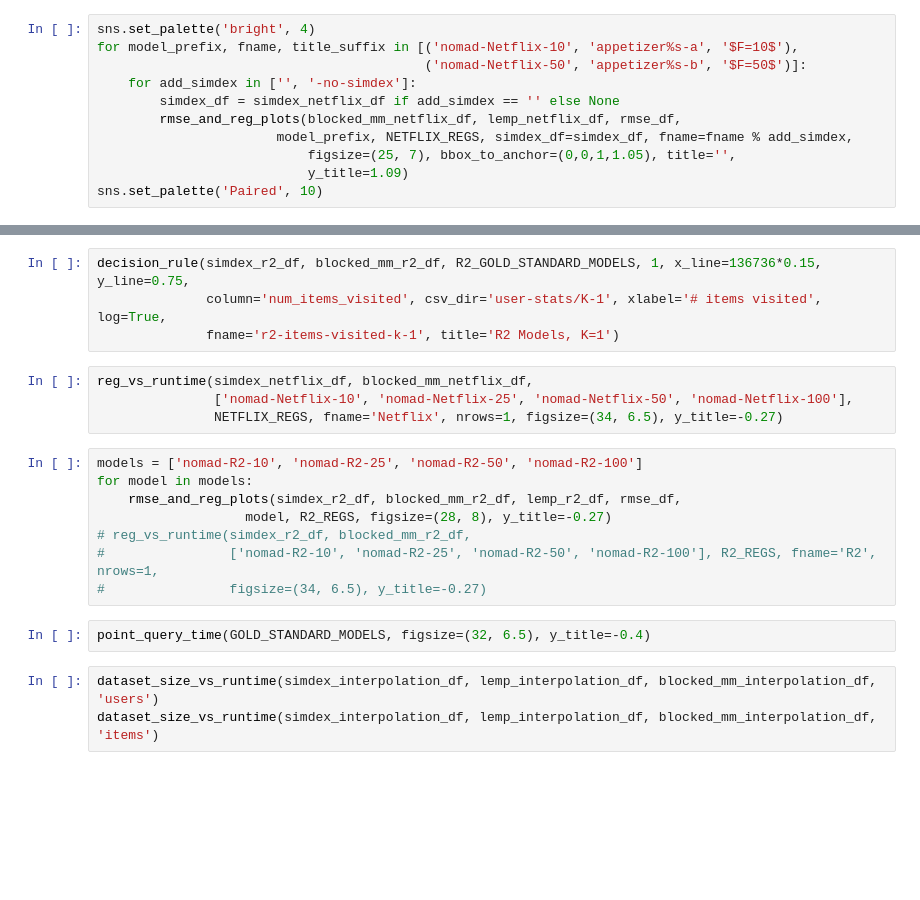
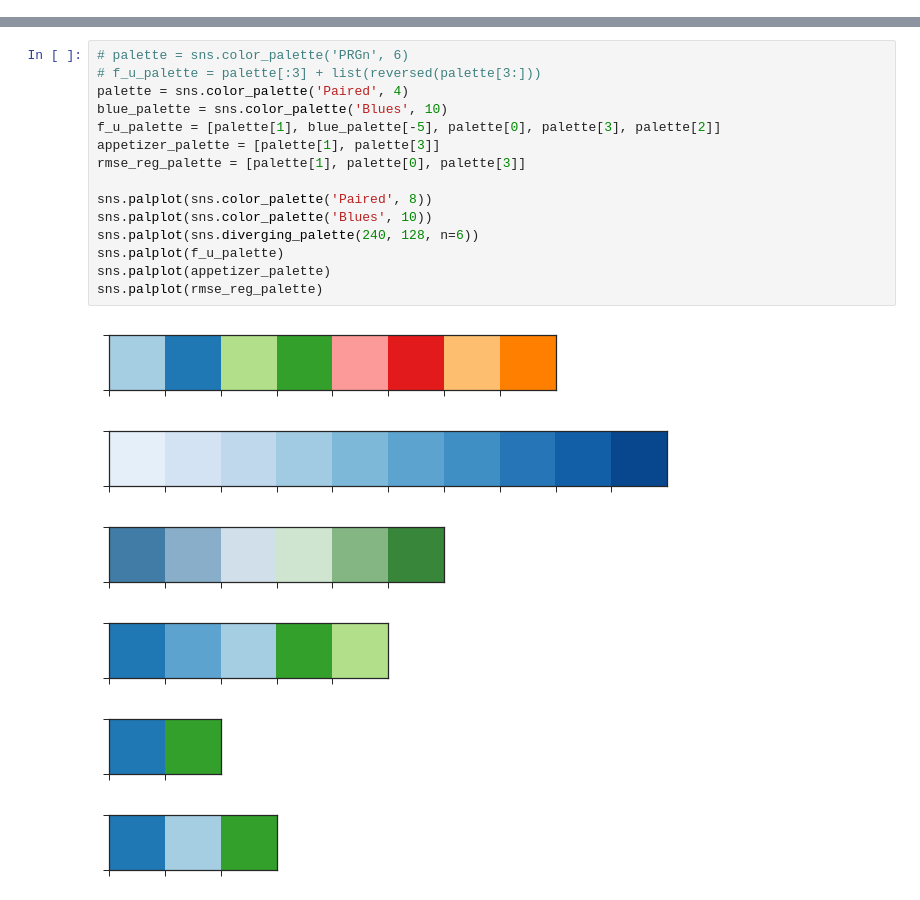
Before and after one commit to stanford-futuredata/optimus-maximus, a Jupyter notebook: plots/simdex-plots.ipynb, the cells around one changed output, grey strips where cells are left out. Cells and saved outputs as stored; diff of their text form; blank space fills up the shorter version.

Commit message:
plots for paper

```diff
--- a/plots/simdex-plots.ipynb
+++ b/plots/simdex-plots.ipynb
@@ -47,11 +50,0 @@ blocked_mm_df = pd.concat([blocked_mm_netflix_df, blocked_mm_kdd_df, blocked_mm_
-# %%
-sns.set_palette('bright', 4)
-for model_prefix, fname, title_suffix in [('nomad-Netflix-10', 'appetizer%s-a', '$F=10$'),
-                                          ('nomad-Netflix-50', 'appetizer%s-b', '$F=50$')]:
-    for add_simdex in ['', '-no-simdex']:
-        simdex_df = simdex_netflix_df if add_simdex == '' else None
-        rmse_and_reg_plots(blocked_mm_netflix_df, lemp_netflix_df, rmse_df,
-                       model_prefix, NETFLIX_REGS, simdex_df=simdex_df, fname=fname % add_simdex,
-                           figsize=(25, 7), bbox_to_anchor=(0,0,1,1.05), title='',
-                           y_title=1.09)
-sns.set_palette('Paired', 10)
@@ -108,21 +74,22 @@ decision_rule(simdex_kdd_df, blocked_mm_kdd_df, KDD_GOLD_STANDARD_MODELS, 1, x_l
-# %%
-decision_rule(simdex_r2_df, blocked_mm_r2_df, R2_GOLD_STANDARD_MODELS, 1, x_line=136736*0.15, y_line=0.75,
-              column='num_items_visited', csv_dir='user-stats/K-1', xlabel='# items visited', log=True,
-              fname='r2-items-visited-k-1', title='R2 Models, K=1')
-# %%
-reg_vs_runtime(simdex_netflix_df, blocked_mm_netflix_df,
-               ['nomad-Netflix-10', 'nomad-Netflix-25', 'nomad-Netflix-50', 'nomad-Netflix-100'],
-               NETFLIX_REGS, fname='Netflix', nrows=1, figsize=(34, 6.5), y_title=-0.27)
-# %%
-models = ['nomad-R2-10', 'nomad-R2-25', 'nomad-R2-50', 'nomad-R2-100']
-for model in models:
-    rmse_and_reg_plots(simdex_r2_df, blocked_mm_r2_df, lemp_r2_df, rmse_df,
-                   model, R2_REGS, figsize=(28, 8), y_title=-0.27)
-# reg_vs_runtime(simdex_r2_df, blocked_mm_r2_df,
-#                ['nomad-R2-10', 'nomad-R2-25', 'nomad-R2-50', 'nomad-R2-100'], R2_REGS, fname='R2', nrows=1,
-#                figsize=(34, 6.5), y_title=-0.27)
-# %%
-point_query_time(GOLD_STANDARD_MODELS, figsize=(32, 6.5), y_title=-0.4)
-# %%
-dataset_size_vs_runtime(simdex_interpolation_df, lemp_interpolation_df, blocked_mm_interpolation_df, 'users')
-dataset_size_vs_runtime(simdex_interpolation_df, lemp_interpolation_df, blocked_mm_interpolation_df, 'items')
+# %%
+# palette = sns.color_palette('PRGn', 6)
+# f_u_palette = palette[:3] + list(reversed(palette[3:]))
+palette = sns.color_palette('Paired', 4)
+blue_palette = sns.color_palette('Blues', 10)
+f_u_palette = [palette[1], blue_palette[-5], palette[0], palette[3], palette[2]]
+appetizer_palette = [palette[1], palette[3]]
+rmse_reg_palette = [palette[1], palette[0], palette[3]]
+
+sns.palplot(sns.color_palette('Paired', 8))
+sns.palplot(sns.color_palette('Blues', 10))
+sns.palplot(sns.diverging_palette(240, 128, n=6))
+sns.palplot(f_u_palette)
+sns.palplot(appetizer_palette)
+sns.palplot(rmse_reg_palette)
+# %% [output]
+[figure, added]
+[figure, added]
+[figure, added]
+[figure, added]
+[figure, added]
+[figure, added]
```
Also changed, not shown: parts of 18 cells of this notebook, 10 other files.
